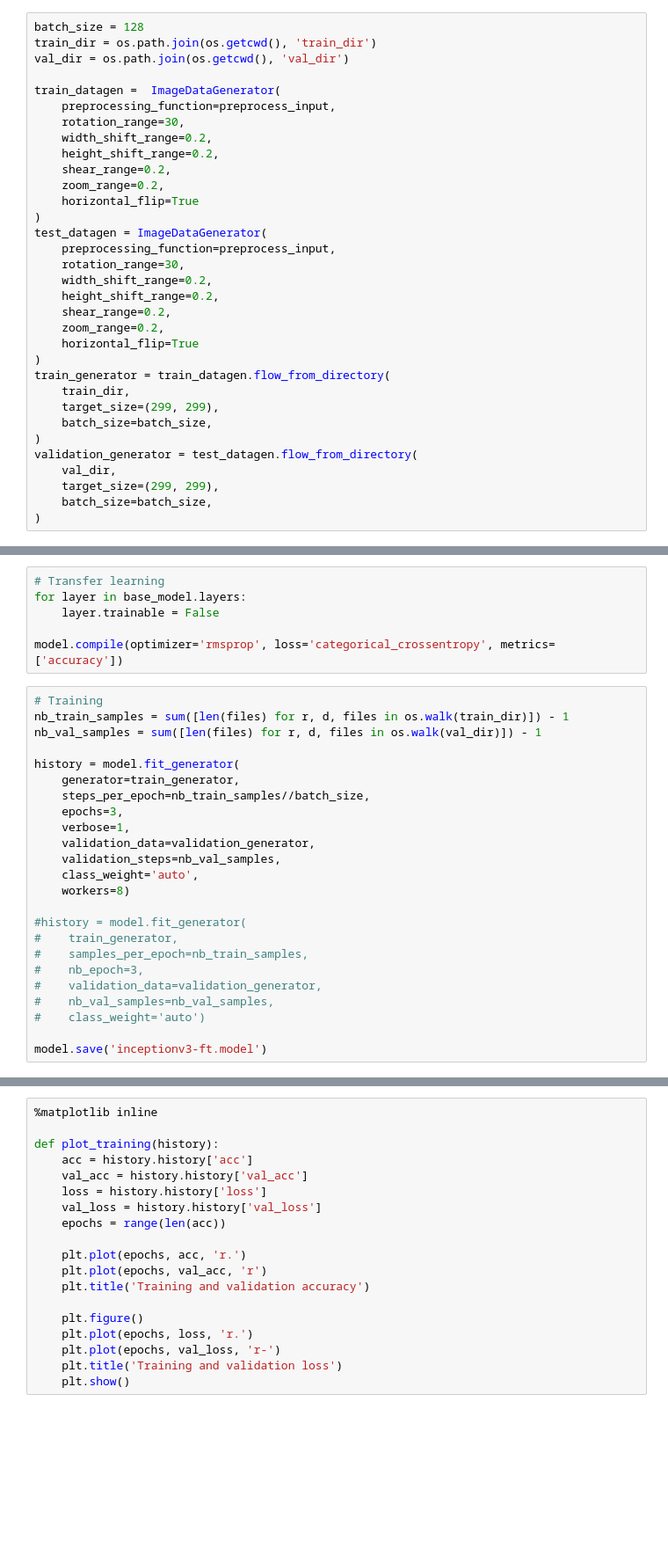
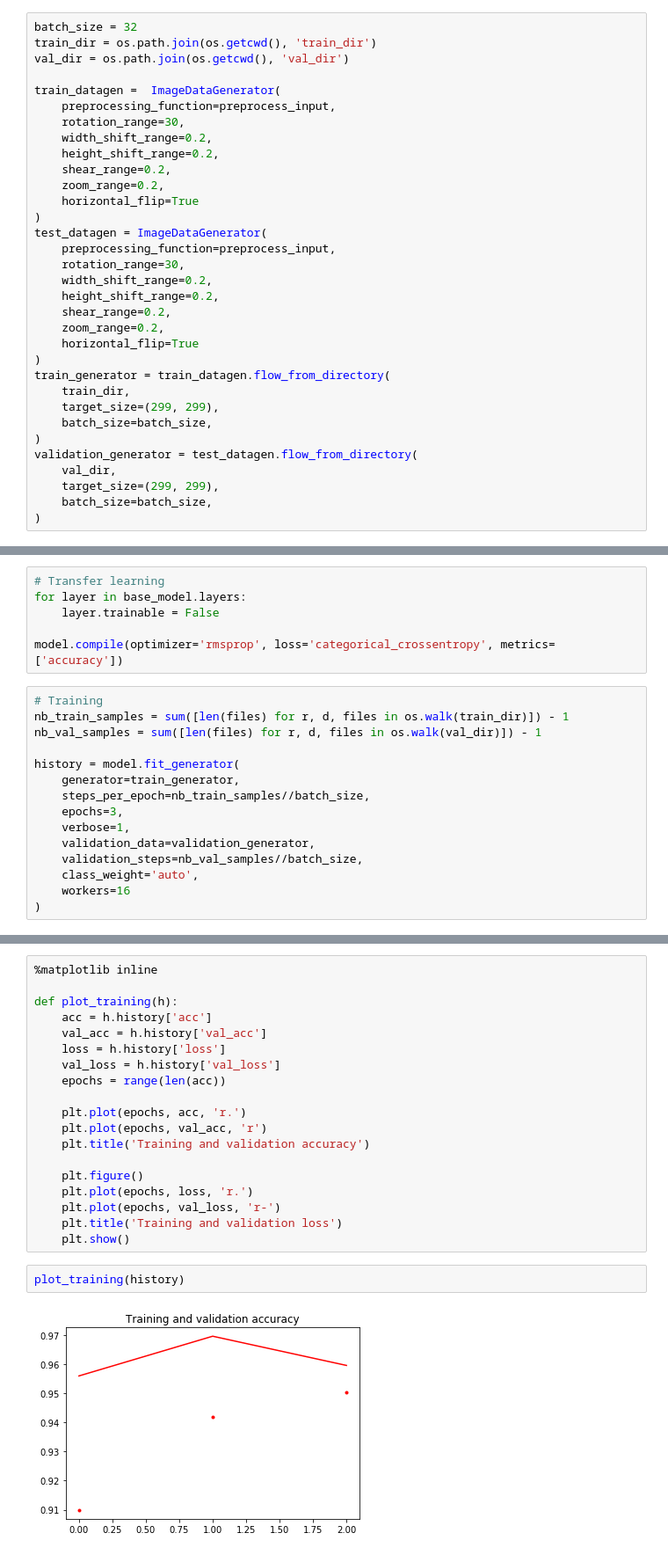
Before and after one commit to CarlosUdacity/nanodegree-projects, a Jupyter notebook: deep-learning/keras-transfer-learning/2-cats-dogs-tutorial.ipynb, the cells around one changed output, grey strips where cells are left out. Shown at 88% size. Cells and saved outputs as stored; diff of their text form; blank space fills up the shorter version.

```diff
--- a/deep-learning/keras-transfer-learning/2-cats-dogs-tutorial.ipynb
+++ b/deep-learning/keras-transfer-learning/2-cats-dogs-tutorial.ipynb
@@ -51,7 +36,7 @@ from keras.optimizers import SGD
 # %% [output]
 Using TensorFlow backend.
 # %%
-batch_size = 128
+batch_size = 32
 train_dir = os.path.join(os.getcwd(), 'train_dir')
 val_dir = os.path.join(os.getcwd(), 'val_dir')
 
@@ -114,18 +96,9 @@ history = model.fit_generator(
     epochs=3,
     verbose=1,
     validation_data=validation_generator,
-    validation_steps=nb_val_samples,
+    validation_steps=nb_val_samples//batch_size,
     class_weight='auto',
-    workers=8)
-
-#history = model.fit_generator(
-#    train_generator,
-#    samples_per_epoch=nb_train_samples,
-#    nb_epoch=3,
-#    validation_data=validation_generator,
-#    nb_val_samples=nb_val_samples,
-#    class_weight='auto')
-
-model.save('inceptionv3-ft.model')
+    workers=16
+)
 # %% [output]
 Epoch 1/3
@@ -132,11 +137,11 @@ Epoch 1/3
 # %%
 %matplotlib inline
 
-def plot_training(history):
-    acc = history.history['acc']
-    val_acc = history.history['val_acc']
-    loss = history.history['loss']
-    val_loss = history.history['val_loss']
+def plot_training(h):
+    acc = h.history['acc']
+    val_acc = h.history['val_acc']
+    loss = h.history['loss']
+    val_loss = h.history['val_loss']
     epochs = range(len(acc))
 
     plt.plot(epochs, acc, 'r.')
@@ -148,3 +153,7 @@ def plot_training(history):
     plt.plot(epochs, val_loss, 'r-')
     plt.title('Training and validation loss')
     plt.show()
+# %%
+plot_training(history)
+# %% [output]
+[figure, added]
```
Also changed, not shown: parts of 15 cells of this notebook, 7 other files.
